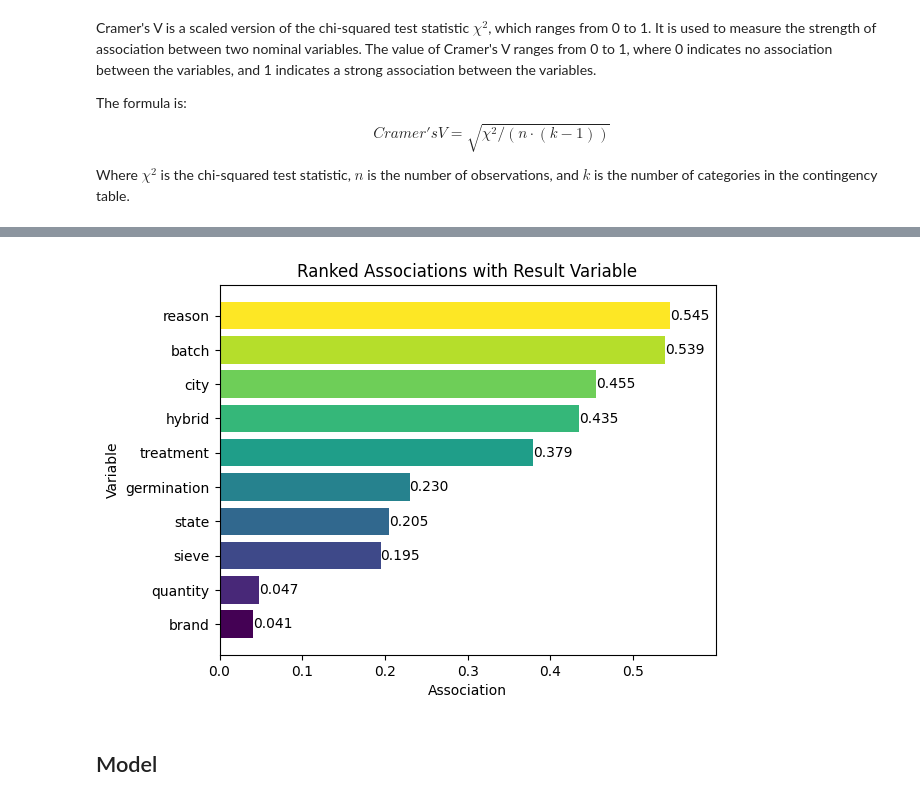
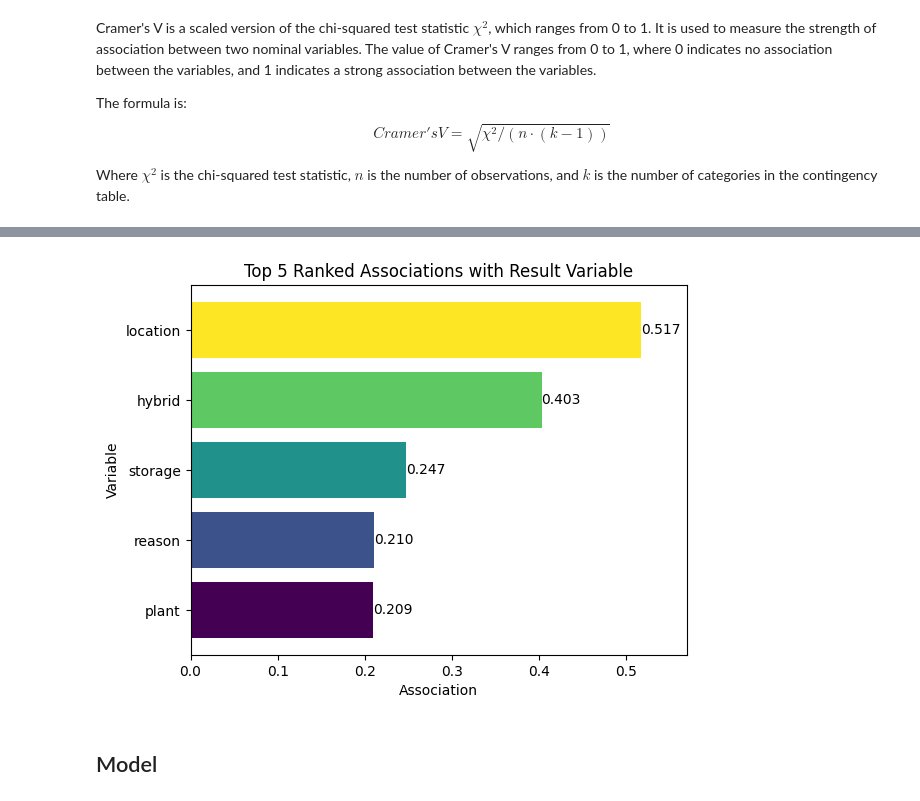
Before and after one commit to josehenriqueroveda/qc-classifier, a Jupyter notebook: qc_classifier/qc_ml.ipynb, the cells around one changed output, grey strips where cells are left out. Saved outputs shown, nothing was run; the diff lists cells and outputs as text; code cells hidden in the pictures.

```diff
--- a/qc_classifier/qc_ml.ipynb
+++ b/qc_classifier/qc_ml.ipynb
@@ -104,7 +98,7 @@ fig1.show()
 plt.figure(figsize=(5, 3))
 colors = cmap(np.linspace(0, 1, len(counts)))
 
-bars = plt.bar(counts.index, counts.values, color=colors)
+bars = plt.bar(counts.index.astype(str), counts.values, color=colors)
 
 plt.xlabel("Result")
 plt.ylabel("Count")
@@ -136,16 +130,21 @@ fig2.update_layout(bargap=0.5, width=600, height=400, coloraxis_showscale=False)
 fig2.show()
 # %%
+counts = counts.sort_values(ascending=True).tail(5)
+
 plt.figure(figsize=(8, 5))
 colors = cmap(np.linspace(0, 1, 3))
-bars = plt.bar(counts.index[:3], counts.values[:3], color=colors)
-plt.xlabel('Reason')
-plt.ylabel('Count')
-plt.title('Top 3 Reasons for All Complaints')
+
+bars = plt.barh(counts.index, counts.values, color=colors)
+
+plt.ylabel('Reason')
+plt.xlabel('Count')
+plt.title('Top 5 Reasons for All Complaints')
+
+
 for bar in bars:
-    yval = bar.get_height()
-    plt.text(bar.get_x() + bar.get_width()/2, yval + 0.05, yval, ha='center', va='bottom')
+    plt.text(bar.get_width() + 0.05, bar.get_y() + bar.get_height()/2, int(bar.get_width()), va='center')
 
-plt.ylim(0, max(counts.values[:3]) * 1.1)
+plt.xlim(0, max(counts.values) * 1.1)
 
 plt.show()
 # %% [output]
@@ -184,18 +183,19 @@ fig3.show()
 colors = cmap(np.linspace(0, 1, 2))
 
 x1 = np.arange(1)  # x1 is now an array of indices
-y1 = df[df["result"] == "proceed"]["reason"].value_counts().values[:1]
+y1 = df[df["result"] == True]["reason"].value_counts().values[:1]
 bars1 = plt.bar(x1, y1, color=colors[0], align='edge', width=-0.4)
 
 x2 = np.arange(1)  # x2 is now an array of indices
-y2 = df[df["result"] == "not proceed"]["reason"].value_counts().values[:1]
+y2 = df[df["result"] == False]["reason"].value_counts().values[:1]
 bars2 = plt.bar(x2, y2, color=colors[1], align='edge', width=0.4)
 
 plt.xlabel('Reason')
 plt.ylabel('Count')
 plt.title('Top reason for complaints by result')
+plt.legend(['True', 'False'])
 
-plt.xticks(x1, df[df["result"] == "proceed"]["reason"].value_counts().index[:1])
+plt.xticks(x1, df[df["result"] == True]["reason"].value_counts().index[:1])
 
 for bar in bars1:
     yval = bar.get_height()
@@ -267,7 +272,7 @@ cramers_v = associations(df, figsize=(6, 6), cbar=False, cmap="viridis")
 # %%
 df_associations = pd.DataFrame(cramers_v["corr"])
 sorted_associations = pd.DataFrame(
-    df_associations["result"].sort_values(ascending=False)[1:]
+    df_associations["result"].sort_values(ascending=False)[1:6]
 )
 
 fig4 = px.bar(
@@ -276,7 +281,8 @@ fig4 = px.bar(
     x=sorted_associations.index,
     color="result",
     color_continuous_scale="viridis",
-    title="Ranked Associations with Result Variable",
+    title="Top 5 Ranked Associations with Result",
+    labels={"index": "Variable", "result": "Cramér's V Score"},
 )
 
 fig4.update_yaxes(range=[0, max(sorted_associations["result"]) * 1.1])
@@ -286,25 +292,25 @@ fig4.show()
 # %%
 sorted_associations = sorted_associations.sort_values(by="result", ascending=True)
 
 colors = cmap(np.linspace(0, 1, len(sorted_associations)))
 
 bars = plt.barh(sorted_associations.index, sorted_associations["result"], color=colors)
 
 plt.xlabel("Association")
 plt.ylabel("Variable")
-plt.title("Ranked Associations with Result Variable")
+plt.title("Top 5 Ranked Associations with Result Variable")
 
 for bar in bars:
     plt.text(bar.get_width(), bar.get_y() + bar.get_height() / 2,
              f'{bar.get_width():.3f}',
              va='center', ha='left')
 
 
 plt.xlim(0, max(sorted_associations["result"]) * 1.1)
 
 plt.show()
 # %% [output]
-[figure, old version]
+[figure, new version]
 # %% [markdown]
 ## Model
 # %%
```
Also changed, not shown: parts of 15 cells of this notebook, 3 other files.
